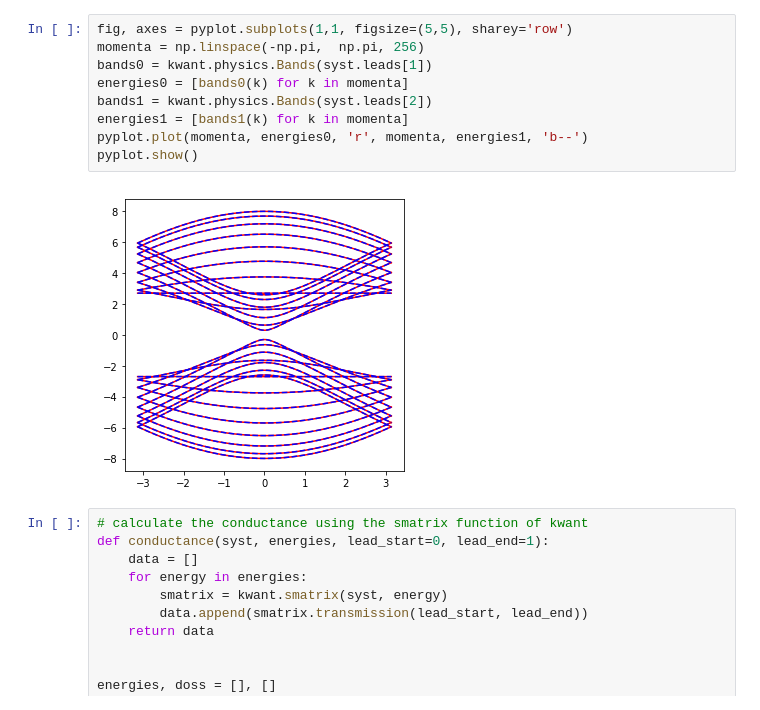
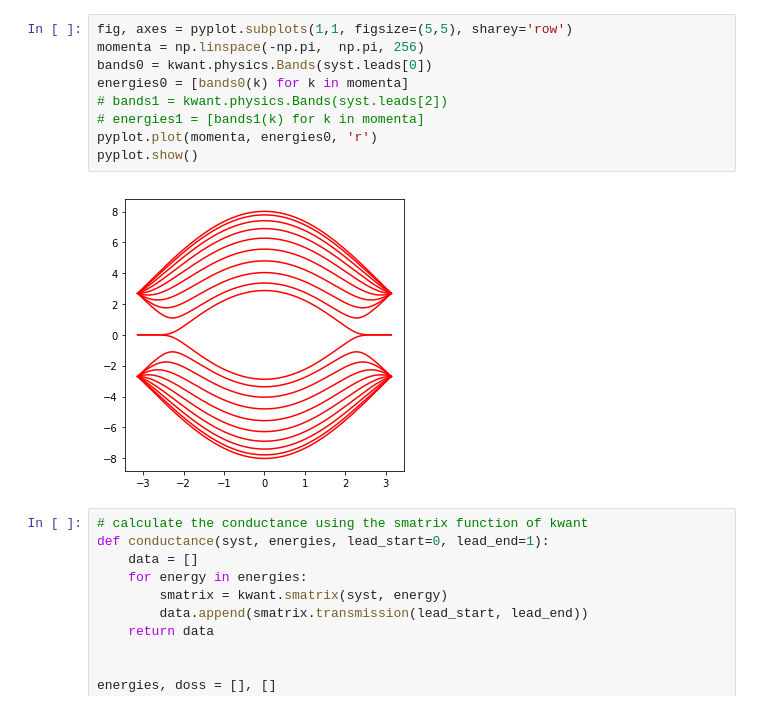
Before and after one commit to CLEANit/QuantumTransduction, a Jupyter notebook: examples/graphene/Graphene structure.ipynb, the cells around one changed output. Saved outputs shown, nothing was run; the diff lists cells and outputs as text.

```diff
--- a/examples/graphene/Graphene structure.ipynb
+++ b/examples/graphene/Graphene structure.ipynb
@@ -172,14 +164,14 @@ To use the future default and silence this warning we advise to pass `rcond=None
 # %%
 fig, axes = pyplot.subplots(1,1, figsize=(5,5), sharey='row')
 momenta = np.linspace(-np.pi,  np.pi, 256)
-bands0 = kwant.physics.Bands(syst.leads[1])
+bands0 = kwant.physics.Bands(syst.leads[0])
 energies0 = [bands0(k) for k in momenta]
-bands1 = kwant.physics.Bands(syst.leads[2])
-energies1 = [bands1(k) for k in momenta]
-pyplot.plot(momenta, energies0, 'r', momenta, energies1, 'b--')
+# bands1 = kwant.physics.Bands(syst.leads[2])
+# energies1 = [bands1(k) for k in momenta]
+pyplot.plot(momenta, energies0, 'r')
 pyplot.show()
 # %% [output]
-[figure, old version]
+[figure, new version]
 # %%
 # calculate the conductance using the smatrix function of kwant
 def conductance(syst, energies, lead_start=0, lead_end=1):
```
Also changed, not shown: parts of 1 cell of this notebook, 9 other files.
